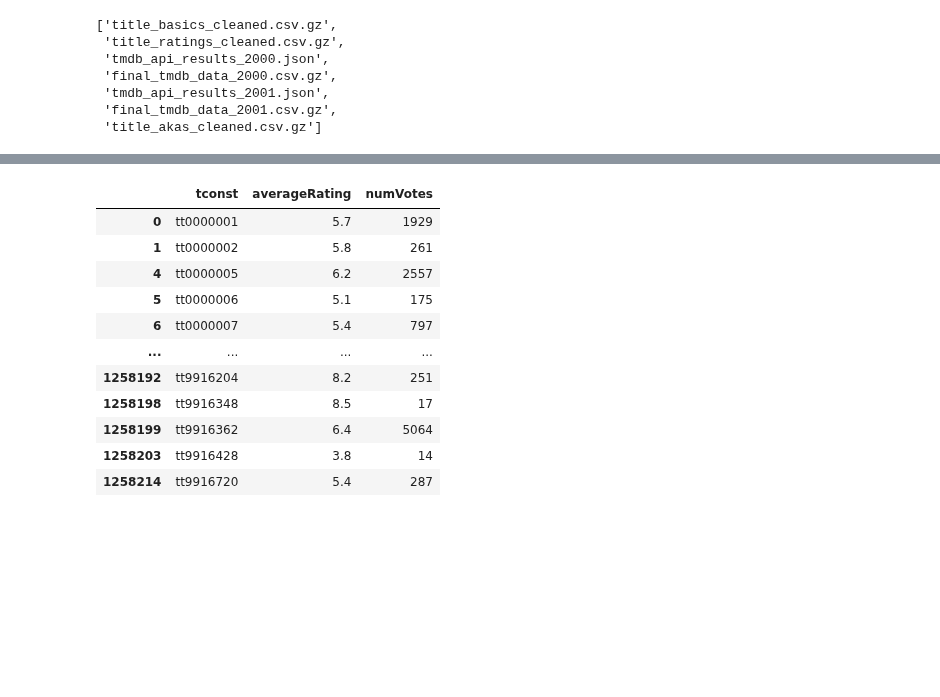
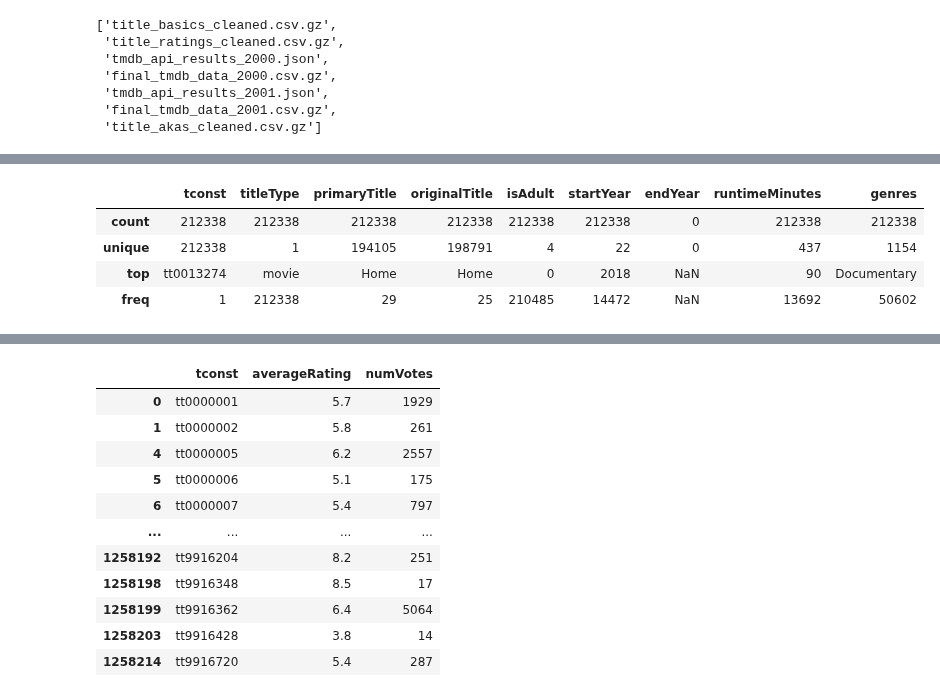
Before and after one commit to purvikansara/Recommendation, a Jupyter notebook: testMovie.ipynb, the cells around one changed output, grey strips where cells are left out. Drawn from its saved outputs; the diff is of its cells as text; code cells hidden in the pictures; blank space fills up the shorter version.

```diff
--- a/testMovie.ipynb
+++ b/testMovie.ipynb
@@ -183,3 +182,11 @@ basics
+# %%
+basics.describe()
+# %% [output]
+|  | tconst | titleType | primaryTitle | originalTitle | isAdult | startYear | endYear | runtimeMinutes | genres |
+| count | 212338 | 212338 | 212338 | 212338 | 212338 | 212338 | 0 | 212338 | 212338 |
+| unique | 212338 | 1 | 194105 | 198791 | 4 | 22 | 0 | 437 | 1154 |
+| top | tt0013274 | movie | Home | Home | 0 | 2018 | NaN | 90 | Documentary |
+| freq | 1 | 212338 | 29 | 25 | 210485 | 14472 | NaN | 13692 | 50602 |
 # %%
 ## Eliminate movies that include  "Documentary" in genre
 is_documentary = basics['genres'].str.contains('documentary',case=False)
```
Also changed, not shown: parts of 23 cells of this notebook.
